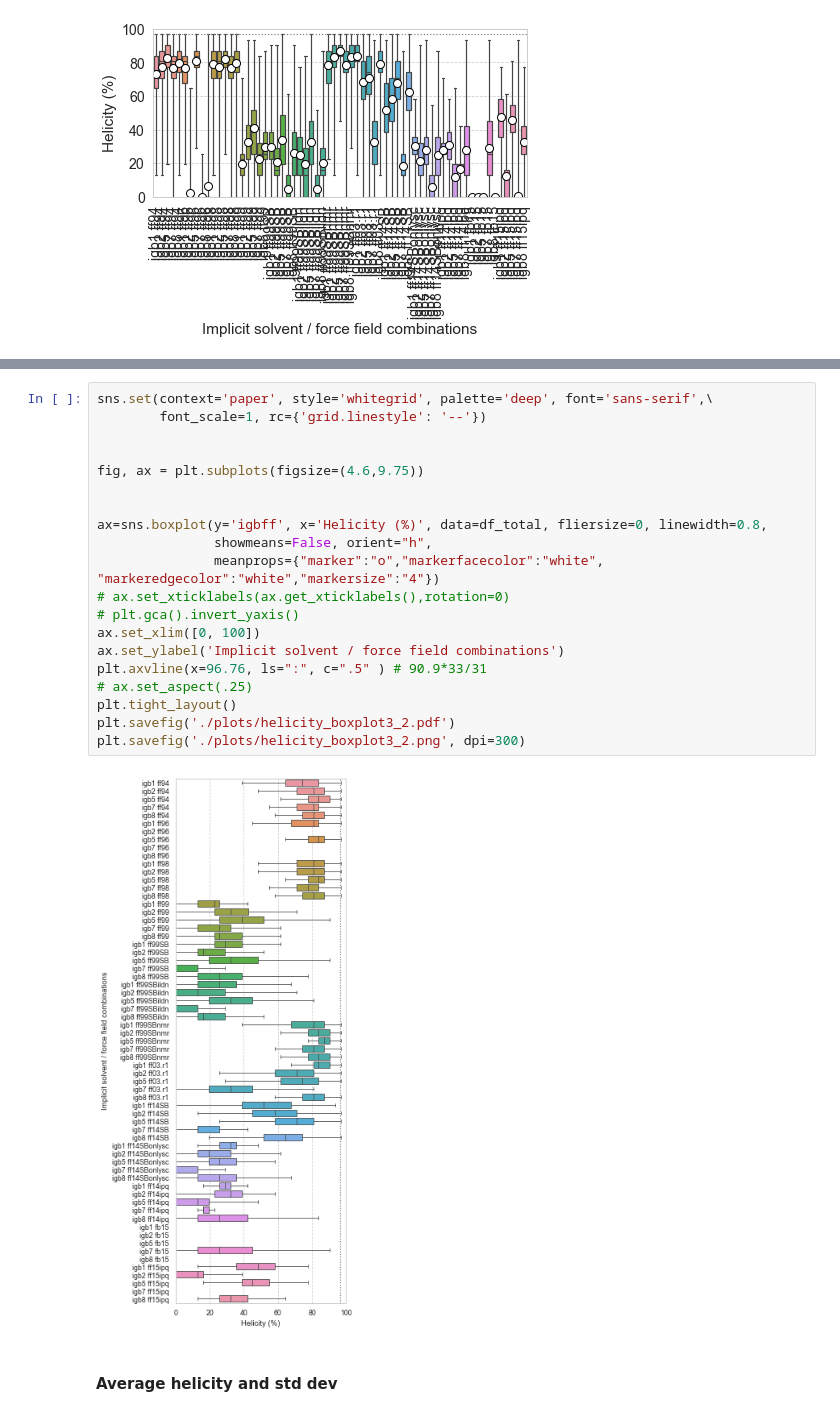
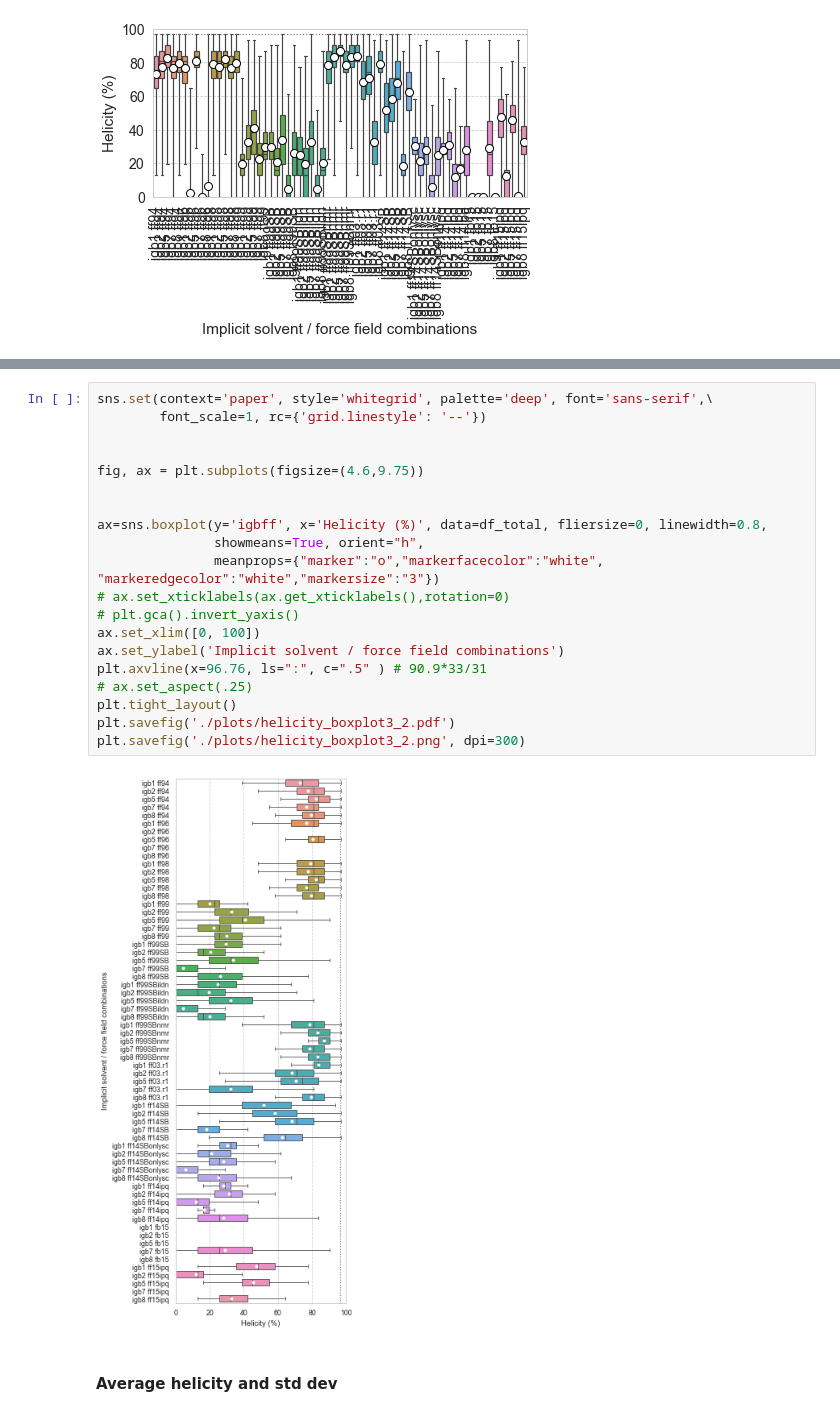
Before and after one commit to eric-jm-lang/GB_simulations_de_novo_peptides, a Jupyter notebook: 1-A4_K4E4_A4_K4E4_A4/3-Analysis/Analysis_percentage_helicity_3.ipynb, the cells around one changed output, grey strips where cells are left out. Drawn from its saved outputs; the diff is of its cells as text.

```diff
--- a/1-A4_K4E4_A4_K4E4_A4/3-Analysis/Analysis_percentage_helicity_3.ipynb
+++ b/1-A4_K4E4_A4_K4E4_A4/3-Analysis/Analysis_percentage_helicity_3.ipynb
@@ -296,25 +296,25 @@ plt.savefig('./plots/helicity_boxplot3_1.png', dpi=300)
 # %%
 sns.set(context='paper', style='whitegrid', palette='deep', font='sans-serif',\
         font_scale=1, rc={'grid.linestyle': '--'})
 
 
 fig, ax = plt.subplots(figsize=(4.6,9.75))
 
 
 ax=sns.boxplot(y='igbff', x='Helicity (%)', data=df_total, fliersize=0, linewidth=0.8,
-               showmeans=False, orient="h",
-               meanprops={"marker":"o","markerfacecolor":"white", "markeredgecolor":"white","markersize":"4"})
+               showmeans=True, orient="h",
+               meanprops={"marker":"o","markerfacecolor":"white", "markeredgecolor":"white","markersize":"3"})
 # ax.set_xticklabels(ax.get_xticklabels(),rotation=0)
 # plt.gca().invert_yaxis()
 ax.set_xlim([0, 100])
 ax.set_ylabel('Implicit solvent / force field combinations')
 plt.axvline(x=96.76, ls=":", c=".5" ) # 90.9*33/31
 # ax.set_aspect(.25)
 plt.tight_layout()
 plt.savefig('./plots/helicity_boxplot3_2.pdf')
 plt.savefig('./plots/helicity_boxplot3_2.png', dpi=300)
 # %% [output]
-[figure, old version]
+[figure, new version]
 # %% [markdown]
 #### Average helicity and std dev
 # %%
```
Also changed, not shown: parts of 1 cell of this notebook, 10 other files.
